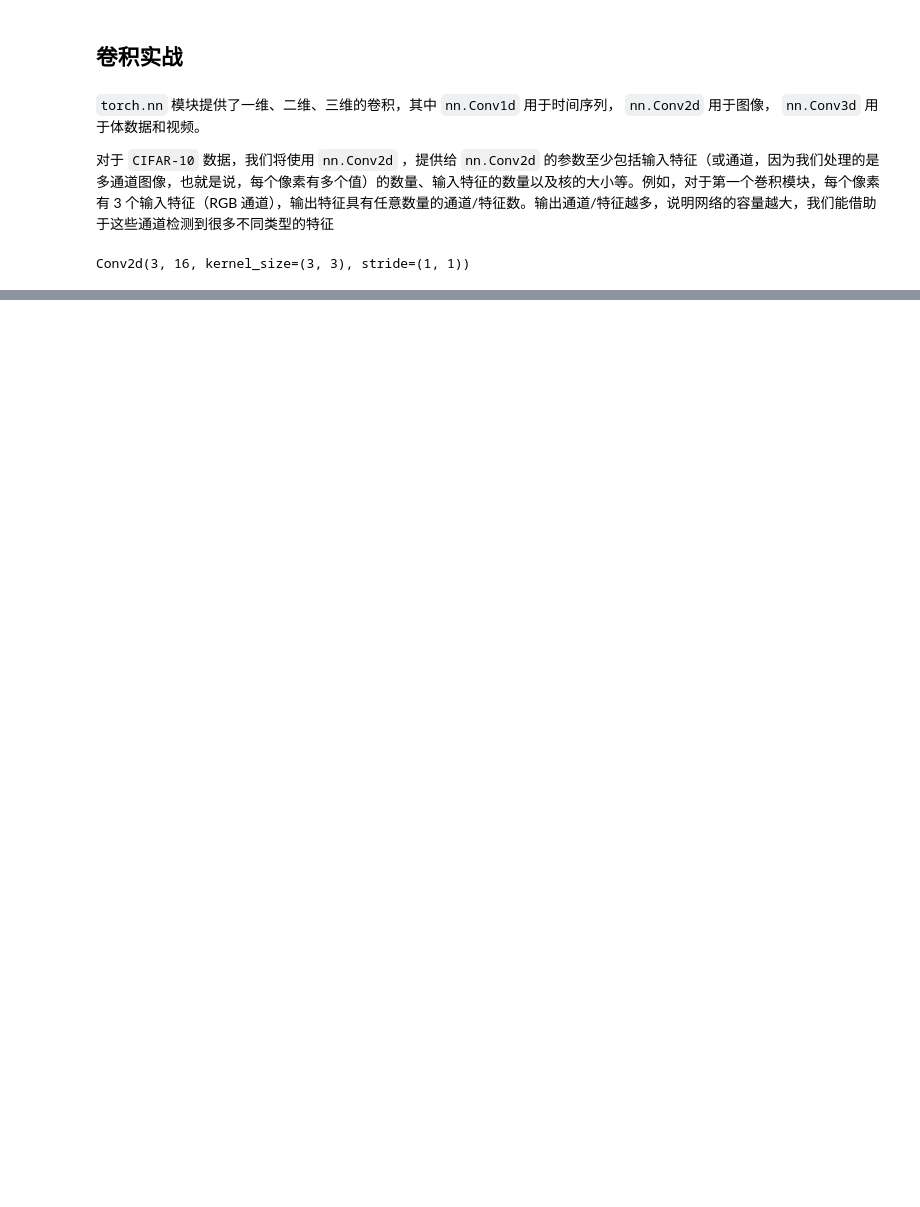
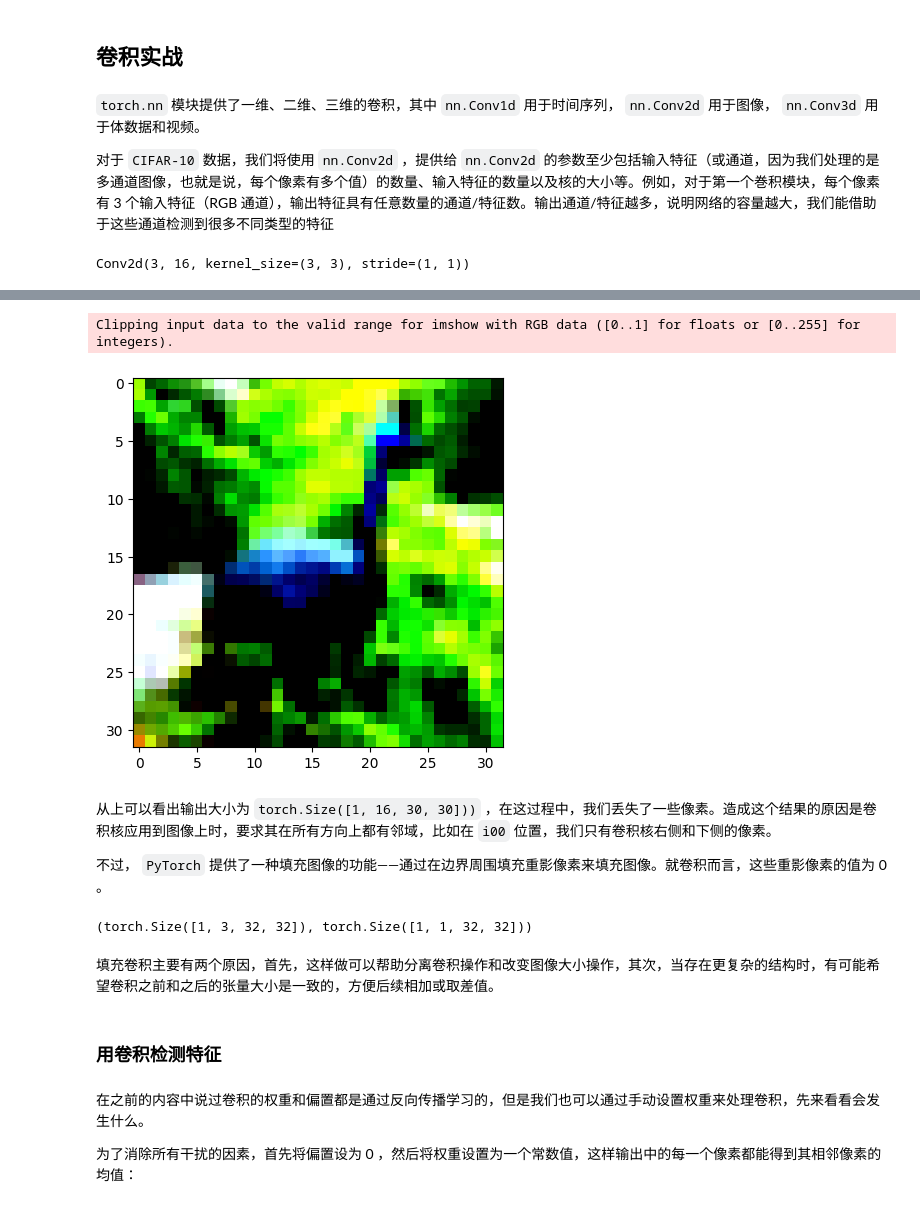
Before and after one commit to xiaowang7777/ai_study, a Jupyter notebook: step_8.ipynb, the cells around one changed output, grey strips where cells are left out. Cells and saved outputs as stored; diff of their text form; code cells hidden in the pictures; blank space fills up the shorter version.

```diff
--- a/step_8.ipynb
+++ b/step_8.ipynb
@@ -65,0 +123,24 @@ Conv2d(3, 16, kernel_size=(3, 3), stride=(1, 1))
+# %%
+plt.imshow(img.permute(1, 2, 0))
+plt.show()
+# %% [output]
+Clipping input data to the valid range for imshow with RGB data ([0..1] for floats or [0..255] for integers).
+[figure, added]
+# %% [markdown]
+从上可以看出输出大小为 `torch.Size([1, 16, 30, 30]))` ，在这过程中，我们丢失了一些像素。造成这个结果的原因是卷积核应用到图像上时，要求其在所有方向上都有邻域，比如在 `i00` 位置，我们只有卷积核右侧和下侧的像素。
+
+不过， `PyTorch` 提供了一种填充图像的功能——通过在边界周围填充重影像素来填充图像。就卷积而言，这些重影像素的值为 0 。
+# %%
+conv = nn.Conv2d(3, 1, kernel_size=3, padding=1)
+output = conv(img.unsqueeze(0))
+img.unsqueeze(0).shape, output.shape
+# %% [output]
+(torch.Size([1, 3, 32, 32]), torch.Size([1, 1, 32, 32]))
+# %% [markdown]
+填充卷积主要有两个原因，首先，这样做可以帮助分离卷积操作和改变图像大小操作，其次，当存在更复杂的结构时，有可能希望卷积之前和之后的张量大小是一致的，方便后续相加或取差值。
+# %% [markdown]
+### 用卷积检测特征
+# %% [markdown]
+在之前的内容中说过卷积的权重和偏置都是通过反向传播学习的，但是我们也可以通过手动设置权重来处理卷积，先来看看会发生什么。
+
+为了消除所有干扰的因素，首先将偏置设为 0 ，然后将权重设置为一个常数值，这样输出中的每一个像素都能得到其相邻像素的均值：
```
Also changed, not shown: parts of 13 cells of this notebook, 1 other file.
